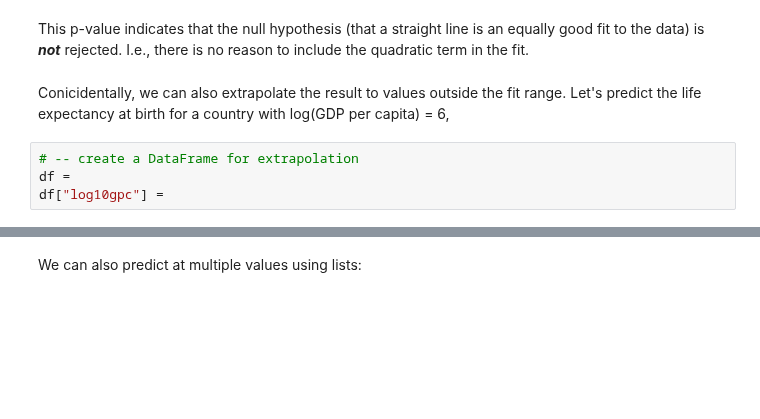
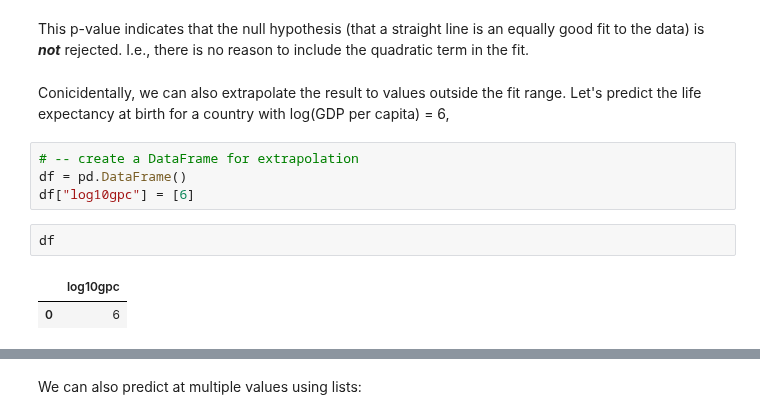
Before and after one commit to ReidelVichot/DSTEP23, a Jupyter notebook: week_3/dstep23_world_bank_example.ipynb, the cells around one changed output, grey strips where cells are left out. Saved outputs shown, nothing was run; the diff lists cells and outputs as text; blank space fills up the shorter version.

```diff
--- a/week_3/dstep23_world_bank_example.ipynb
+++ b/week_3/dstep23_world_bank_example.ipynb
@@ -251,7 +251,12 @@ This p-value indicates that the null hypothesis (that a straight line is an equa
 Conicidentally, we can also extrapolate the result to values outside the fit range.  Let's predict the life expectancy at birth for a country with log(GDP per capita) = 6,
 # %%
 # -- create a DataFrame for extrapolation
-df =
-df["log10gpc"] =
+df = pd.DataFrame()
+df["log10gpc"] = [6]
+# %%
+df
+# %% [output]
+|  | log10gpc |
+| 0 | 6 |
 # %%
 # -- predicting a value outisde the fit range
```
Also changed, not shown: parts of 3 cells of this notebook.
